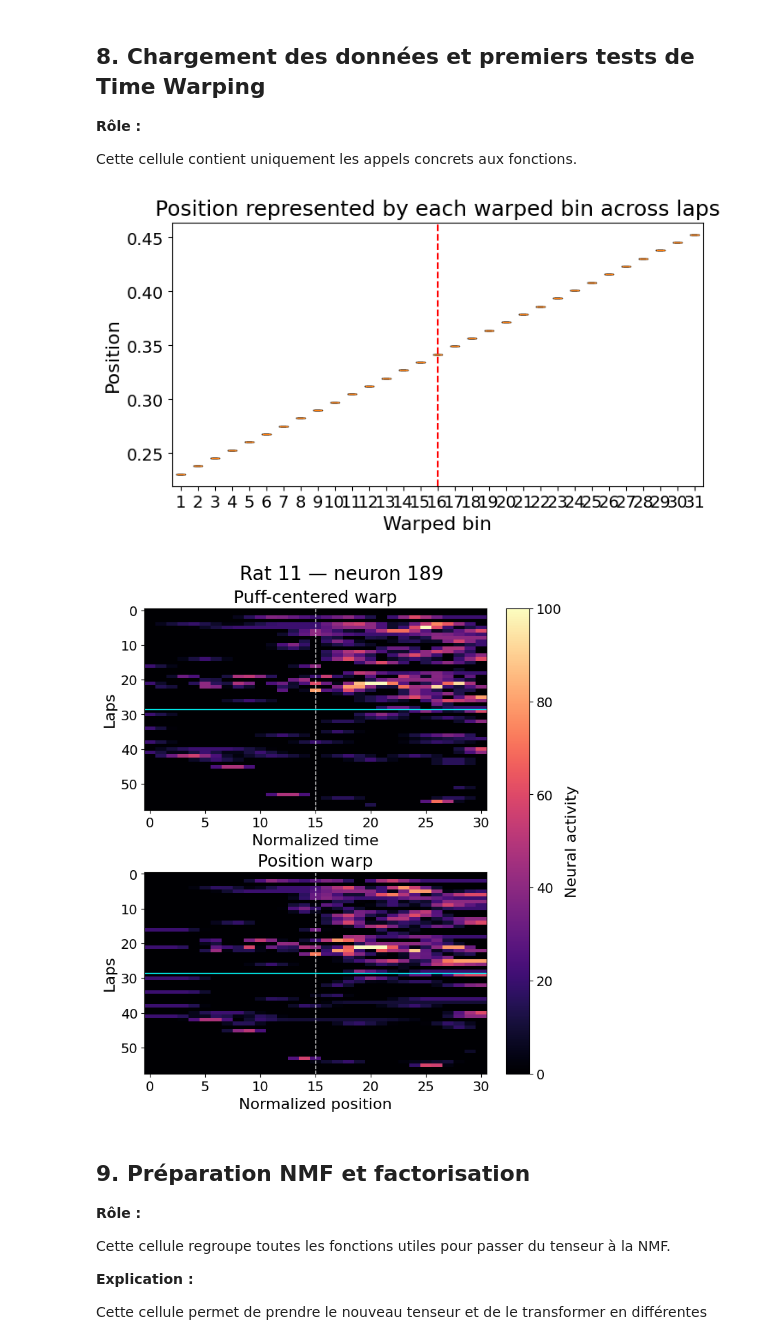
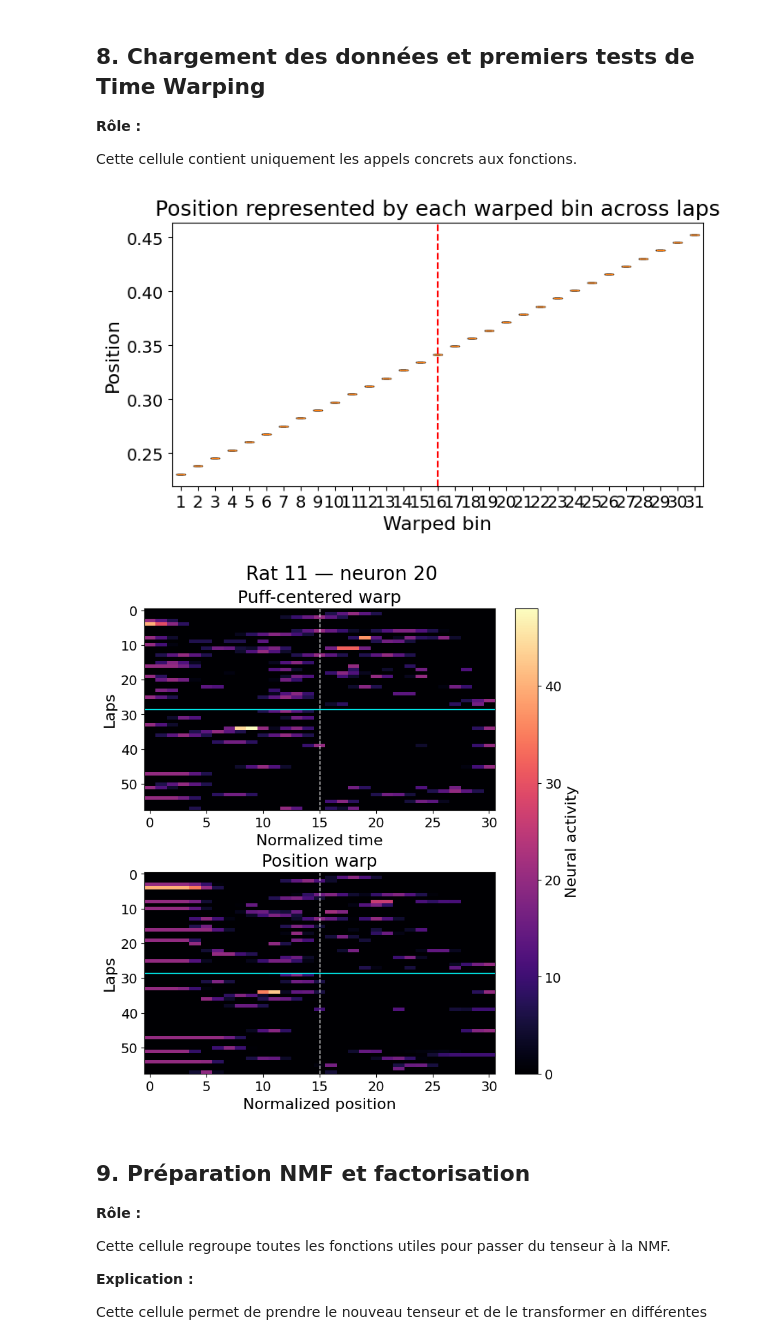
Before and after one commit to Clairaxe/Stage, a Jupyter notebook: projet/main/3_TimeWarp.ipynb, the cells around one changed output. Drawn from its saved outputs; the diff is of its cells as text; code cells hidden in the pictures.

```diff
--- a/projet/main/3_TimeWarp.ipynb
+++ b/projet/main/3_TimeWarp.ipynb
@@ -815,32 +815,32 @@ Cette cellule contient uniquement les appels concrets aux fonctions.
 # %%
 data_8 = scipy.io.loadmat('../data/Rat8-20130713_proces_bin5.mat')
 data_11 = scipy.io.loadmat('../data/Rat11-20150327_proces_bin5.mat')
 
 X_tensor, info_tensor = build_warped_lap_tensor(
     data_11,
     session="run",
     dt_ms=50,
     use_regions="HB",
     excit_only=True,
     restrict_to_puff_zone=True,
     n_time_bins=31,
     warp_mode="position",
 )
 
 plot_warped_bin_positions(info_tensor)
 
 plot_warped_neuron(
     data_full=data_11,
-    neuron_idx=189,
+    neuron_idx=20,
     session="run",
     dt_ms=50,
     halfwidth_cm=20,
     n_time_bins=31,
     rat_name="Rat 11",
 )
 # %% [output]
 [figure]
-[figure, old version]
+[figure, new version]
 # %% [markdown]
 ## 9. Préparation NMF et factorisation
 
```
Also changed, not shown: parts of 7 cells of this notebook, 7 other files.
